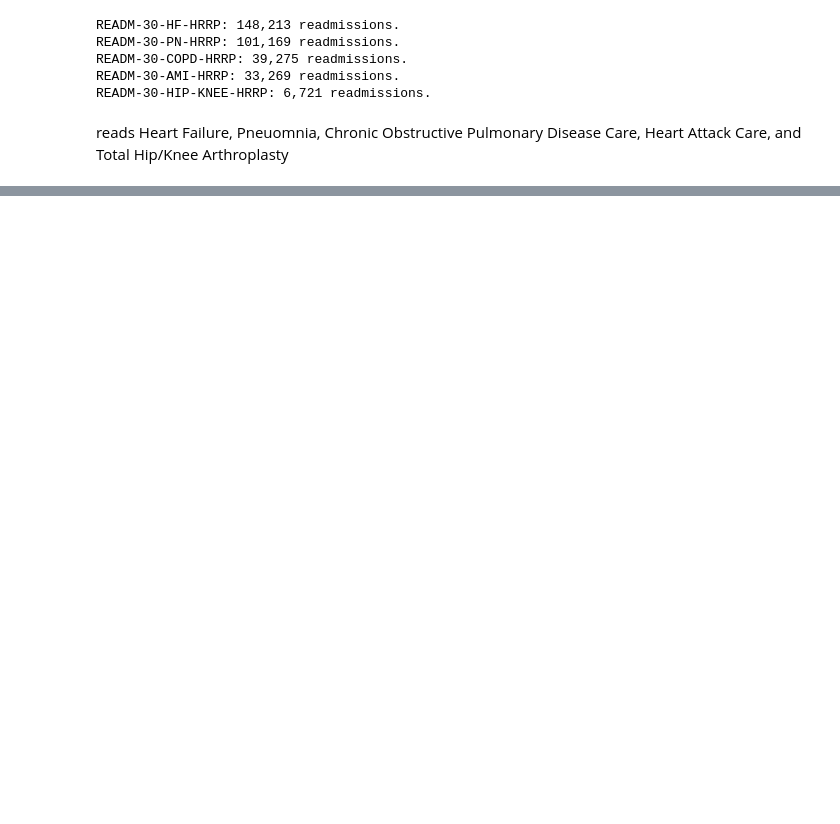
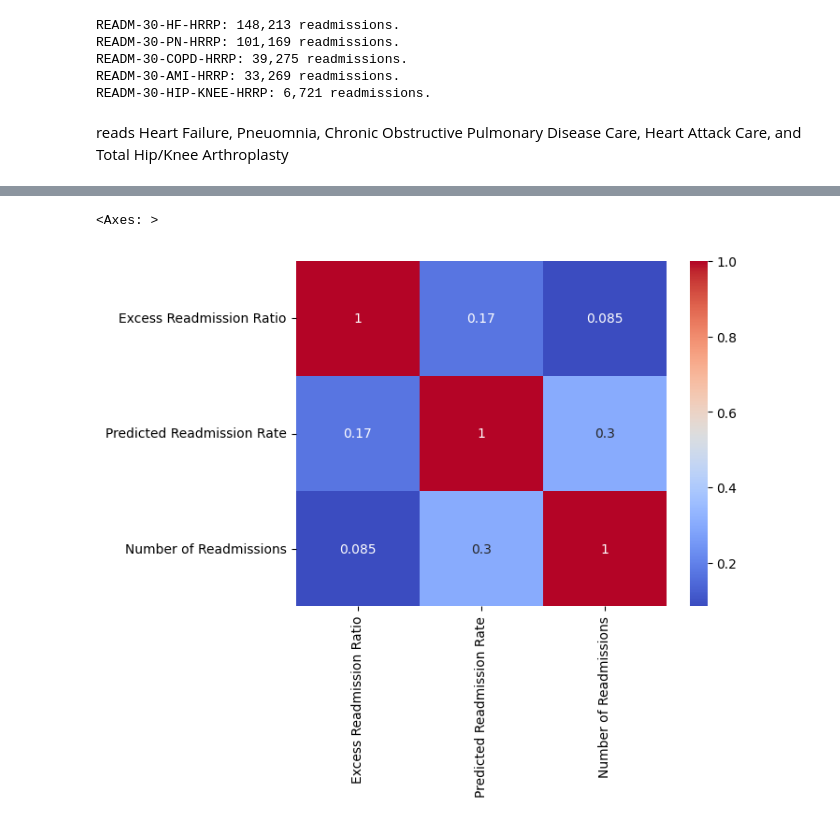
Before and after one commit to taliahtarik/dsprojectjterm, a Jupyter notebook: day1_hospital_readmissions.ipynb, the cells around one changed output, grey strips where cells are left out. Saved outputs shown, nothing was run; the diff lists cells and outputs as text; code cells hidden in the pictures; blank space fills up the shorter version.

```diff
--- a/day1_hospital_readmissions.ipynb
+++ b/day1_hospital_readmissions.ipynb
@@ -37,0 +56,6 @@ reads Heart Failure, Pneuomnia, Chronic Obstructive Pulmonary Disease Care, Hear
+# %%
+correlation_matrix = data[['Excess Readmission Ratio', 'Predicted Readmission Rate', 'Number of Readmissions']].corr()
+sns.heatmap(correlation_matrix, annot=True, cmap='coolwarm')
+# %% [output]
+<Axes: >
+[figure, added]
```
Also changed, not shown: parts of 2 cells of this notebook.
